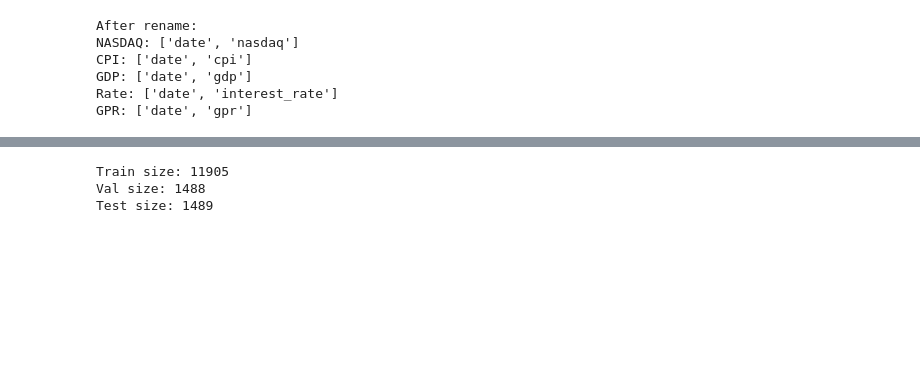
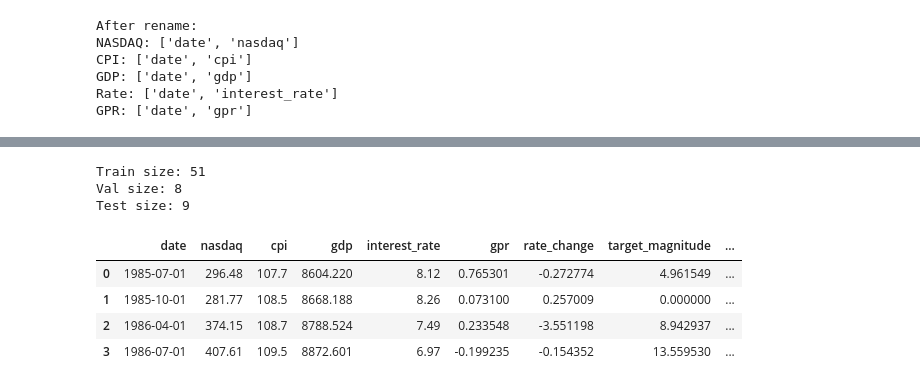
Before and after one commit to ton198/stock-market-price-predicting, a Jupyter notebook: source_code/stage1/hybrid_LSTM.ipynb, the cells around one changed output, grey strips where cells are left out. Saved outputs shown, nothing was run; the diff lists cells and outputs as text; code cells hidden in the pictures; blank space fills up the shorter version.

```diff
--- a/source_code/stage1/hybrid_LSTM.ipynb
+++ b/source_code/stage1/hybrid_LSTM.ipynb
@@ -34,7 +34,7 @@ nasdaq = pd.read_csv(f"{BASE_PATH}/NASDAQCOM.csv")
 cpi = pd.read_csv(f"{BASE_PATH}/CPIAUCSL.csv")
 gdp = pd.read_csv(f"{BASE_PATH}/GDPC1.csv")
 rate = pd.read_csv(f"{BASE_PATH}/DFF_interest_rate.csv")
-gpr = pd.read_csv(f"{BASE_PATH}/data_gpr_daily_recent.CSV")
+gpr = pd.read_csv(f"{BASE_PATH}/data_gpr_daily_recent.csv")
 # %%
 # Cell 5
 print("NASDAQ columns:", nasdaq.columns.tolist())
@@ -160,39 +166,49 @@ print(df.shape)
 # %%
-TRAIN_RATIO = 0.8
-VAL_RATIO = 0.9
-WINDOW_SIZE = 10
+TRAIN_RATIO = 0.6
+VAL_RATIO = 0.7
+TEST_RATIO = 0.8
+WINDOW_SIZE = 45
 
 n = len(df)
 train_end = int(n * TRAIN_RATIO)
 val_end = int(n * VAL_RATIO)
+test_end = int(n * TEST_RATIO)
 
 train_df = df.iloc[:train_end].reset_index(drop=True)
 val_df = df.iloc[train_end:val_end].reset_index(drop=True)
-test_df = df.iloc[val_end:].reset_index(drop=True)
+test_df = df.iloc[val_end:test_end].reset_index(drop=True)
 
 print("Train size:", len(train_df))
 print("Val size:", len(val_df))
 print("Test size:", len(test_df))
 # %% [output]
-Train size: 11905
-Val size: 1488
-Test size: 1489
+Train size: 51
+Val size: 8
+Test size: 9
 # %%
-from sklearn.preprocessing import MinMaxScaler
+from sklearn.preprocessing import StandardScaler
 
-scaler = MinMaxScaler()
+scaler = StandardScaler()
 
 train_scaled = scaler.fit_transform(train_df[seq_feature_cols])
 val_scaled = scaler.transform(val_df[seq_feature_cols])
 test_scaled = scaler.transform(test_df[seq_feature_cols])
 
 train_df_scaled = train_df.copy()
 val_df_scaled = val_df.copy()
 test_df_scaled = test_df.copy()
 
 train_df_scaled[seq_feature_cols] = train_scaled
 val_df_scaled[seq_feature_cols] = val_scaled
 test_df_scaled[seq_feature_cols] = test_scaled
+
+train_df_scaled.head(4)
+# %% [output]
+|  | date | nasdaq | cpi | gdp | interest_rate | gpr | rate_change | target_magnitude | ... |
+| 0 | 1985-07-01 | 296.48 | 107.7 | 8604.220 | 8.12 | 0.765301 | -0.272774 | 4.961549 | ... |
+| 1 | 1985-10-01 | 281.77 | 108.5 | 8668.188 | 8.26 | 0.073100 | 0.257009 | 0.000000 | ... |
+| 2 | 1986-04-01 | 374.15 | 108.7 | 8788.524 | 7.49 | 0.233548 | -3.551198 | 8.942937 | ... |
+| 3 | 1986-07-01 | 407.61 | 109.5 | 8872.601 | 6.97 | -0.199235 | -0.154352 | 13.559530 | ... |
 # %%
 class MultiFeatureSequenceDataset(Dataset):
     def __init__(self, df, feature_cols, window_size=60):
```
Also changed, not shown: parts of 16 cells of this notebook, 5 other files.
